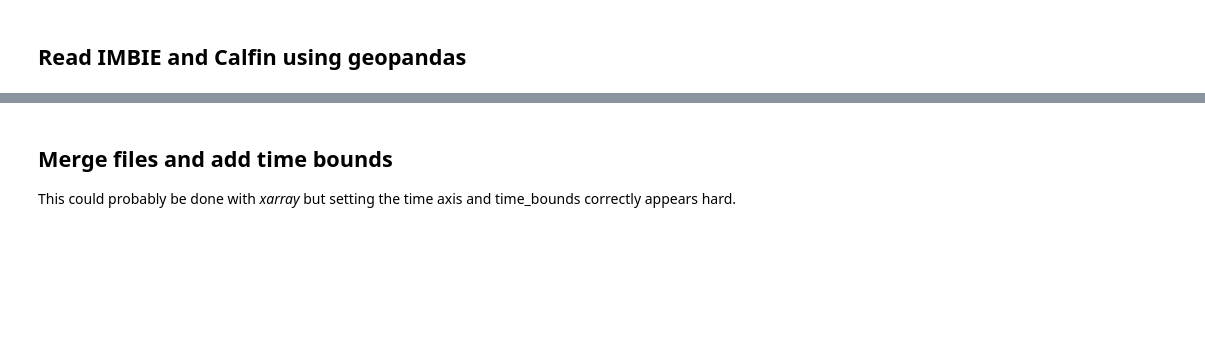
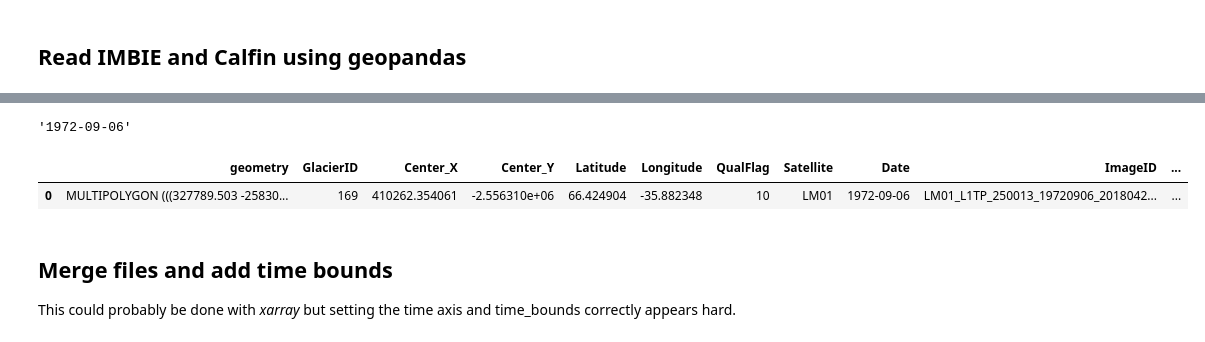
Before and after one commit to pism/pism-ragis, a Jupyter notebook: notebooks/create_retreat_mask.ipynb, the cells around one changed output, grey strips where cells are left out. Cells and saved outputs as stored; diff of their text form; code cells hidden in the pictures; blank space fills up the shorter version.

```diff
--- a/notebooks/create_retreat_mask.ipynb
+++ b/notebooks/create_retreat_mask.ipynb
@@ -34,0 +38,5 @@ nt = len(calfin_ds)
+# %%
+for date, ds in calfin.groupby(by="Date"):
+
+    print(date, len(ds))
+    #create_ds(ds.dissolve(), imbie_union, date, geom)
@@ -35,3 +61,12 @@ nt = len(calfin_ds)
+# %%
+date
+# %% [output]
+'1972-09-06'
+# %%
+ds.dissolve()
+# %% [output]
+|  | geometry | GlacierID | Center_X | Center_Y | Latitude | Longitude | QualFlag | Satellite | Date | ImageID | ... |
+| 0 | MULTIPOLYGON (((327789.503 -25830... | 169 | 410262.354061 | -2.556310e+06 | 66.424904 | -35.882348 | 10 | LM01 | 1972-09-06 | LM01_L1TP_250013_19720906_2018042... | ... |
 # %%
 imbie_union = imbie_dissolved.union(calfin_dissolved)
 # %%
```
Also changed, not shown: parts of 14 cells of this notebook, 5 other files.
